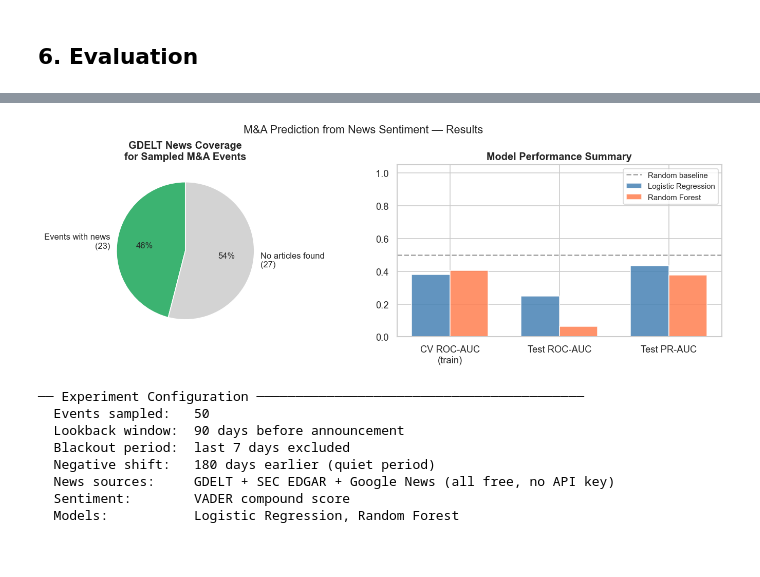
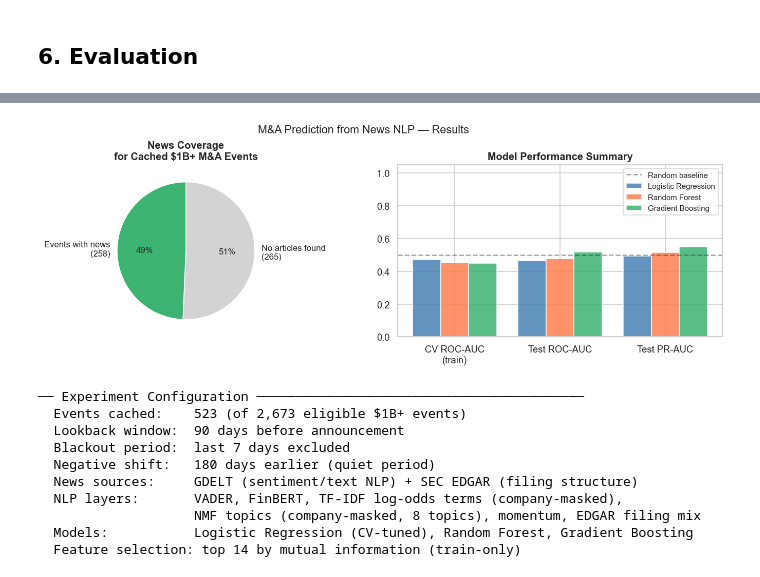
Before and after one commit to cindyfu0312/ucb-jpm-MA-prediction, a Jupyter notebook: code/week2_news_ma_prediction.ipynb, the cells around one changed output, grey strips where cells are left out. Saved outputs shown, nothing was run; the diff lists cells and outputs as text; code cells hidden in the pictures.

```diff
--- a/code/week2_news_ma_prediction.ipynb
+++ b/code/week2_news_ma_prediction.ipynb
@@ -863,7 +1136,7 @@ Random Forest
 fig = plt.figure(figsize=(16, 10))
 gs  = gridspec.GridSpec(2, 3, figure=fig)
 
-COLORS = {'Logistic Regression': 'steelblue', 'Random Forest': 'coral'}
+COLORS = {'Logistic Regression': 'steelblue', 'Random Forest': 'coral', 'Gradient Boosting': 'mediumseagreen'}
 
 # ── ROC Curve ──────────────────────────────────────────────────────────────
 ax = fig.add_subplot(gs[0, 0])
@@ -907,13 +1180,17 @@ ax.set_ylim(0, 1); ax.legend()
 
 # ── Feature Importance ────────────────────────────────────────────────────
 ax = fig.add_subplot(gs[1, 0:2])
-rf = results['Random Forest']['model']
-imp = rf.feature_importances_
+best_tree_model = max(
+    (n for n in ('Gradient Boosting', 'Random Forest') if n in results),
+    key=lambda n: results[n]['cv_auc']
+)
+tree_mdl = results[best_tree_model]['model']
+imp = tree_mdl.feature_importances_
 idx = np.argsort(imp)[::-1]
 ax.bar(range(len(imp)), imp[idx], color='mediumseagreen', edgecolor='white')
 ax.set_xticks(range(len(imp)))
 ax.set_xticklabels([ALL_FEATURES[i] for i in idx], rotation=35, ha='right', fontsize=9)
-ax.set_title('Random Forest Feature Importance', fontweight='bold')
+ax.set_title(f'{best_tree_model} Feature Importance', fontweight='bold')
 ax.set_ylabel('Importance Score')
 
 # ── LR Coefficients ───────────────────────────────────────────────────────
@@ -938,7 +1215,7 @@ plt.show()
 # %%
 # ── Feature distributions: pre-M&A vs baseline ────────────────────────────
-show_feats = ['news_count', 'avg_sentiment', 'ma_keyword_ratio',
-              'neg_ratio',  'pos_ratio',      'std_sentiment']
+show_feats = ['news_count', 'avg_sentiment', 'avg_finbert_compound',
+              'distinctive_term_ratio', 'ma_keyword_ratio', 'std_sentiment']
 
 fig, axes = plt.subplots(2, 3, figsize=(14, 7))
 axes = axes.flatten()
@@ -1019,50 +1388,55 @@ ma_keyword_ratio    0.0032    0.0074 ↓ pre-M&A   0.5037  ns
 # %%
 # ── Final summary chart ────────────────────────────────────────────────────
 fig, axes = plt.subplots(1, 2, figsize=(12, 4))
 
-# Coverage breakdown
-total = len(events_sample)
+# Coverage breakdown (over events actually present in the local cache)
+total_cached  = cache_df['transaction_id'].nunique()
 with_articles = articles_only['transaction_id'].nunique()
-zero_articles = total - with_articles
+zero_articles = total_cached - with_articles
 axes[0].pie([with_articles, zero_articles],
             labels=[f'Events with news\n({with_articles})', f'No articles found\n({zero_articles})'],
             colors=['mediumseagreen', 'lightgray'], autopct='%1.0f%%',
             startangle=90, textprops={'fontsize': 10})
-axes[0].set_title('GDELT News Coverage\nfor Sampled M&A Events', fontweight='bold')
+axes[0].set_title('News Coverage\nfor Cached $1B+ M&A Events', fontweight='bold')
 
 # AUC comparison
 metrics   = ['CV ROC-AUC\n(train)', 'Test ROC-AUC', 'Test PR-AUC']
 x = np.arange(len(metrics))
-w = 0.35
+n_models = len(COLORS)
+w = 0.8 / n_models
 for i, (name, color) in enumerate(COLORS.items()):
     res = results[name]
     vals = [res['cv_auc'], res['roc_auc'], res['pr_auc']]
-    axes[1].bar(x + (i - 0.5) * w, vals, w, label=name, color=color, alpha=0.85)
+    axes[1].bar(x + (i - (n_models - 1) / 2) * w, vals, w, label=name, color=color, alpha=0.85)
 axes[1].axhline(0.5, color='k', linestyle='--', alpha=0.4, label='Random baseline')
 axes[1].set_xticks(x); axes[1].set_xticklabels(metrics)
 axes[1].set_ylim(0, 1.05)
 axes[1].set_title('Model Performance Summary', fontweight='bold')
 axes[1].legend(fontsize=9)
 
 plt.tight_layout()
-plt.suptitle('M&A Prediction from News Sentiment — Results', fontsize=13, y=1.02)
+plt.suptitle('M&A Prediction from News NLP — Results', fontsize=13, y=1.02)
 plt.show()
 
 print('\n── Experiment Configuration ──────────────────────────────────────────')
-print(f'  Events sampled:   {N_SAMPLE}')
+print(f'  Events cached:    {total_cached} (of {len(events_pool):,} eligible $1B+ events)')
 print(f'  Lookback window:  {LOOKBACK_DAYS} days before announcement')
 print(f'  Blackout period:  last {BLACKOUT_DAYS} days excluded')
 print(f'  Negative shift:   {NEGATIVE_SHIFT} days earlier (quiet period)')
-print(f'  News sources:     GDELT + SEC EDGAR + Google News (all free, no API key)')
-print(f'  Sentiment:        VADER compound score')
-print(f'  Models:           Logistic Regression, Random Forest')
+print(f'  News sources:     GDELT (sentiment/text NLP) + SEC EDGAR (filing structure)')
+print(f'  NLP layers:       VADER, FinBERT, TF-IDF log-odds terms (company-masked),')
+print(f'                    NMF topics (company-masked, {N_TOPICS} topics), momentum, EDGAR filing mix')
+print(f'  Models:           Logistic Regression (CV-tuned), Random Forest, Gradient Boosting')
+print(f'  Feature selection: top {len(SELECTED_FEATURES)} by mutual information (train-only)')
 # %% [output]
-[figure, old version]
+[figure, new version]
 ── Experiment Configuration ──────────────────────────────────────────
-  Events sampled:   50
+  Events cached:    523 (of 2,673 eligible $1B+ events)
   Lookback window:  90 days before announcement
   Blackout period:  last 7 days excluded
   Negative shift:   180 days earlier (quiet period)
-  News sources:     GDELT + SEC EDGAR + Google News (all free, no API key)
-  Sentiment:        VADER compound score
-  Models:           Logistic Regression, Random Forest
+  News sources:     GDELT (sentiment/text NLP) + SEC EDGAR (filing structure)
+  NLP layers:       VADER, FinBERT, TF-IDF log-odds terms (company-masked),
+                    NMF topics (company-masked, 8 topics), momentum, EDGAR filing mix
+  Models:           Logistic Regression (CV-tuned), Random Forest, Gradient Boosting
+  Feature selection: top 14 by mutual information (train-only)
```
Also changed, not shown: parts of 37 cells of this notebook, 14 other files.
